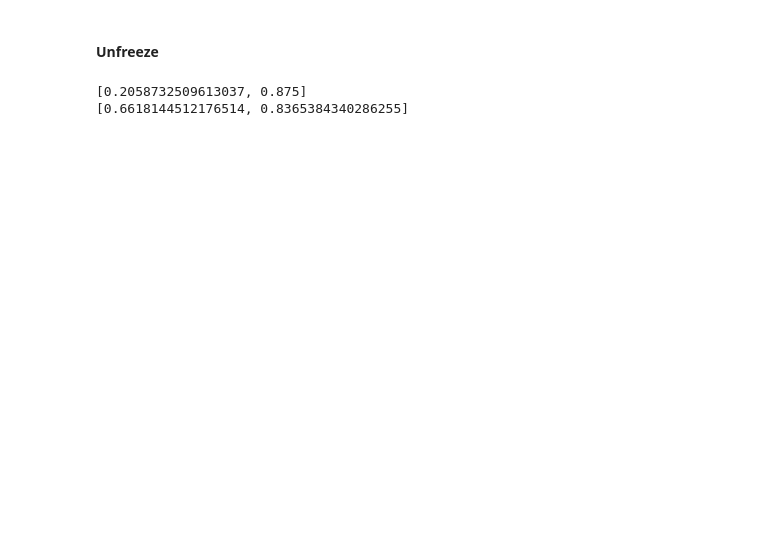
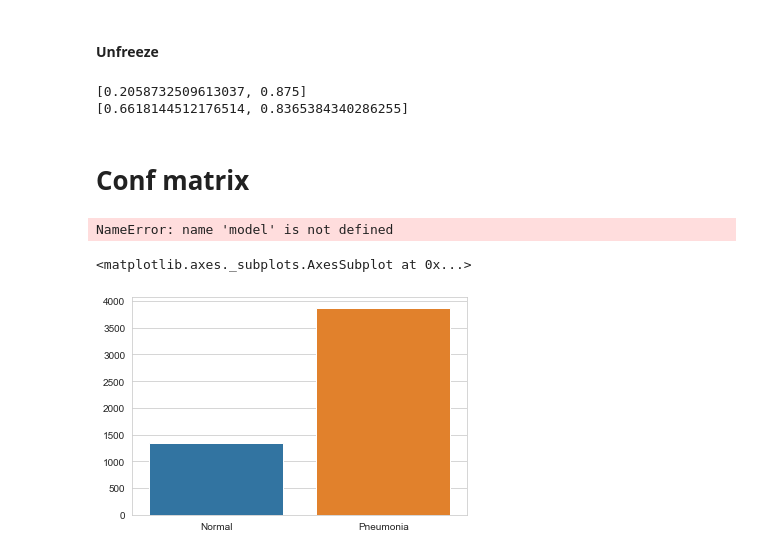
Before and after one commit to albertobagnacani/PneumoniaPrediction, a Jupyter notebook: src/notebook.ipynb, the cells around one changed output. Saved outputs shown, nothing was run; the diff lists cells and outputs as text; code cells hidden in the pictures; blank space fills up the shorter version.

```diff
--- a/src/notebook.ipynb
+++ b/src/notebook.ipynb
@@ -90,18 +95,22 @@ def separate_pneuomia_classes(dir):
 
     shutil.rmtree(label_dir["pneumonia"])
 
+np.random.seed(SEED)
+tf.random.set_seed(SEED)
+
 #separate_pneuomia_classes(PATHS["train"])
 #separate_pneuomia_classes(PATHS["val"])
 #separate_pneuomia_classes(PATHS["test"])
-
+# train_datagen = ImageDataGenerator(rescale=RESCALE, shear_range=SHEAR_RANGE, zoom_range=ZOOM_RANGE, rotation_range=ROTATION_RANGE)
 train_datagen = ImageDataGenerator(rescale=RESCALE, rotation_range=ROTATION_RANGE, width_shift_range=WIDTH_SHIFT_RANGE, height_shift_range=HEIGHT_SHIFT_RANGE, horizontal_flip=HORIZONTAL_FLIP, shear_range=SHEAR_RANGE, fill_mode=FILL_MODE)
 test_datagen = ImageDataGenerator(rescale=RESCALE)
 
-train_generator = train_datagen.flow_from_directory(PATHS["train"], target_size = INPUT_SHAPE3[0:2], batch_size=BATCH_SIZE, color_mode=COLOR_MODE, class_mode=CLASS_MODE)
-val_generator = test_datagen.flow_from_directory(PATHS["val"], target_size = INPUT_SHAPE3[0:2], batch_size=BATCH_SIZE, color_mode=COLOR_MODE, class_mode=CLASS_MODE)
-test_generator = test_datagen.flow_from_directory(PATHS["test"], target_size = INPUT_SHAPE3[0:2], batch_size=BATCH_SIZE, color_mode=COLOR_MODE, class_mode=CLASS_MODE)
+train_generator = train_datagen.flow_from_directory(PATHS["train"], target_size = INPUT_SHAPE3[0:2], batch_size=BATCH_SIZE, color_mode=COLOR_MODE, class_mode=CLASS_MODE, seed=SEED)
+val_generator = test_datagen.flow_from_directory(PATHS["val"], target_size = INPUT_SHAPE3[0:2], batch_size=BATCH_SIZE, color_mode=COLOR_MODE, class_mode=CLASS_MODE, seed=SEED)
+test_generator = test_datagen.flow_from_directory(PATHS["test"], target_size = INPUT_SHAPE3[0:2], batch_size=BATCH_SIZE, color_mode=COLOR_MODE, class_mode=CLASS_MODE, seed=SEED)
 image_count = {"train": len(train_generator.filenames), "val": len(val_generator.filenames), "test": len(test_generator.filenames)}
 steps_per_epoch = {"train": np.ceil(image_count["train"]/BATCH_SIZE), "val": np.ceil(image_count["val"]/BATCH_SIZE), "test": np.ceil(image_count["test"]/BATCH_SIZE)}
+num_elem_for_class_train = {"normal": len(os.listdir(PATHS["train"]+"/NORMAL")), "pneumonia": len(os.listdir(PATHS["train"]+"/PNEUMONIA"))}
 # %% [output]
 Found 5216 images belonging to 2 classes.
 Found 16 images belonging to 2 classes.
@@ -328,3 +338,33 @@ print(test_score)
 # %% [output]
 [0.2058732509613037, 0.875]
 [0.6618144512176514, 0.8365384340286255]
+# %% [markdown]
+# Conf matrix
+# %%
+from sklearn.metrics import confusion_matrix, classification_report
+from mlxtend.plotting import plot_confusion_matrix
+
+true = val_generator.classes
+pred = model.predict_generator(val_generator, steps=steps_per_epoch["val"])
+#y_pred = np.argmax(pred, axis=-1)
+y_pred = pred > 0.5
+#y_pred = 1 if pred > 0.5 else 0
+
+trueClass = val_generator.classes[val_generator.index_array]
+
+cm = confusion_matrix(true, y_pred)
+
+plot_confusion_matrix(cm, figsize=(12,8), hide_ticks=True, cmap=plt.cm.Blues)
+plt.xticks(range(2), ['Normal', 'Pneumonia'], fontsize=16)
+plt.yticks(range(2), ['Normal', 'Pneumonia'], fontsize=16)
+plt.show()
+
+print(classification_report(true, y_pred))
+# %% [output]
+NameError: name 'model' is not defined
+# %%
+sns.set_style('whitegrid')
+sns.barplot(x=['Normal','Pneumonia'],y=[num_elem_for_class_train["normal"], num_elem_for_class_train["pneumonia"]])
+# %% [output]
+<matplotlib.axes._subplots.AxesSubplot at 0x...>
+[figure, added]
```
Also changed, not shown: parts of 5 cells of this notebook.
